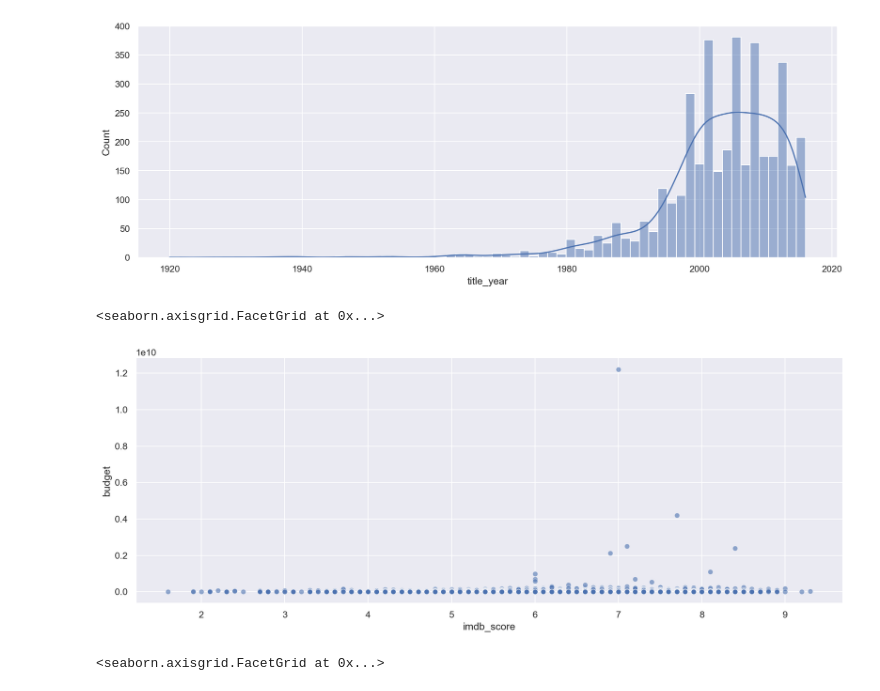
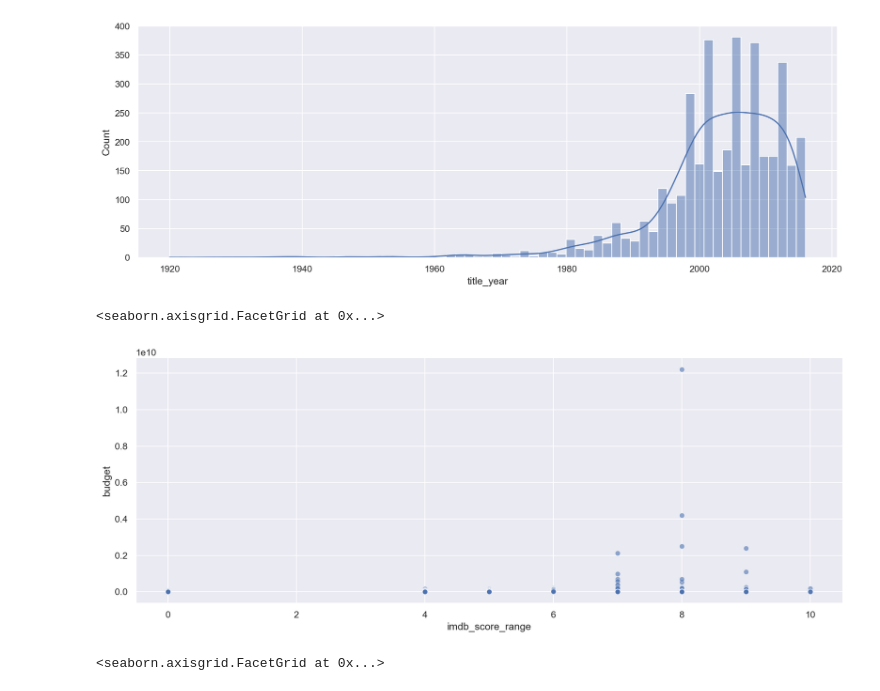
Before and after one commit to pongsapaks/DADS5001, a Jupyter notebook: IMDB.ipynb, the cells around one changed output. Cells and saved outputs as stored; diff of their text form; code cells hidden in the pictures.

```diff
--- a/IMDB.ipynb
+++ b/IMDB.ipynb
@@ -460,16 +460,16 @@ sns.histplot( data=df,
 # %%
 
 sns.set(rc={'figure.dpi':150})
 sns.relplot( kind='scatter',          # default:'scatter'
              data=df,            # Data to plot
-             x='imdb_score', y='budget', # Positions of x and y axes
+             x='imdb_score_range', y='budget', # Positions of x and y axes
              #hue='size',              # Grouping variable that will produce elements with different colors
              height=5, aspect=2.5,    # Figure size must be set in the figure-level function
              alpha=0.6,
             )
 # %% [output]
 <seaborn.axisgrid.FacetGrid at 0x...>
-[figure, old version]
+[figure, new version]
 # %%
 #หา scatter plot between budget vs imdb_score
 #ติดปัญหาที่ budget แต่ละประเทศ มันต้อง claen ข้อมูลให้ค่าเงินมาเป็น us dollar (ปัจจุบัน ค่าเงินมั่วไปหมด)
```
Also changed, not shown: parts of 13 cells of this notebook.
